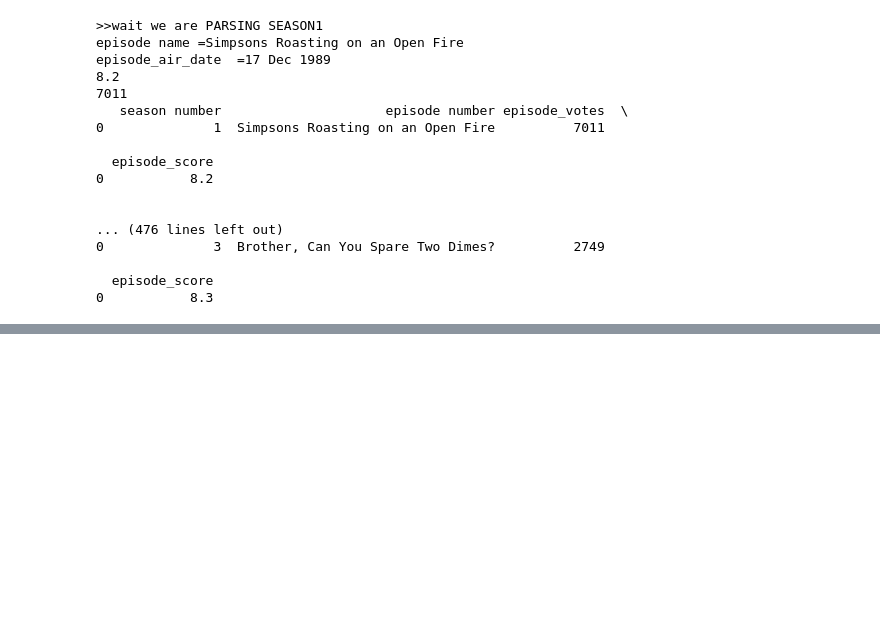
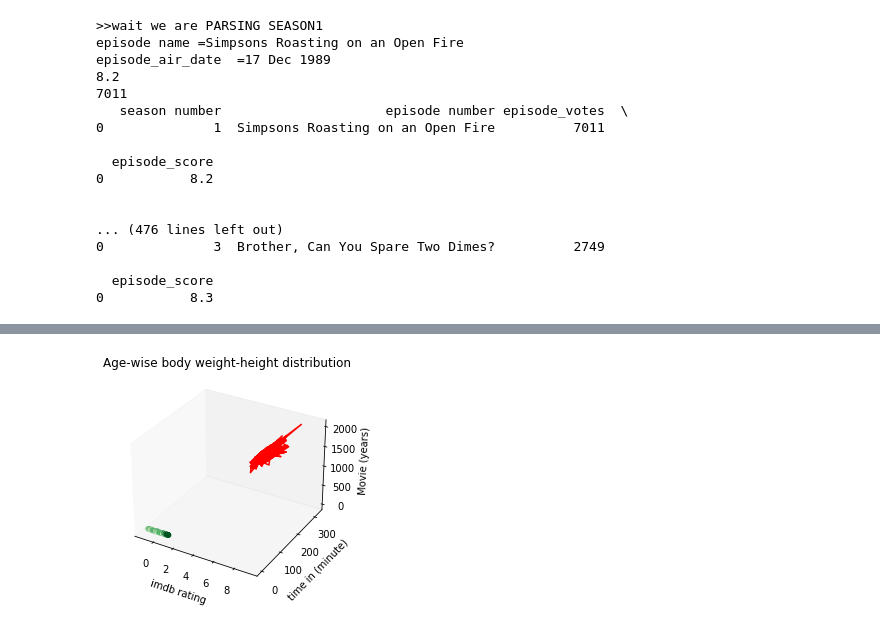
Before and after one commit to haithemmihoubi/pythonProject, a Jupyter notebook: mongoResume.ipynb, the cells around one changed output, grey strips where cells are left out. Cells and saved outputs as stored; diff of their text form; code cells hidden in the pictures; blank space fills up the shorter version.

```diff
--- a/mongoResume.ipynb
+++ b/mongoResume.ipynb
@@ -2168,0 +2480,4 @@ episode_air_date  =17 Dec 1989
+# %%
+# Cleaning 'time_minute' column
+movies['time_minute'] = movies['time_minute'].str.extract('(\d+)').astype(int)
+movies.head(3)
@@ -2168,0 +2489,9 @@ episode_air_date  =17 Dec 1989
+# %%
+# Cleaning 'metascore' column
+movies['metascore'] = movies['metascore'].str.extract('(\d+)')
+# convert it to float and if there are dashes turn it into NaN
+movies['metascore'] = pd.to_numeric(movies['metascore'], errors='coerce')
+# %%
+# Cleaning 'vote' column
+movies['vote'] = movies['vote']
+movies.head(3)
@@ -2168,0 +2503,7 @@ episode_air_date  =17 Dec 1989
+# %%
+# Cleaning 'gross_earning' column
+# left strip $ and right strip M
+movies['gross_earning'] = movies['gross_earning'].map(lambda x: x.lstrip('$').rstrip('M'))
+# convert it to float and if there are dashes turn it into NaN
+movies['gross_earning'] = pd.to_numeric(movies['gross_earning'], errors='coerce')
+movies.head(3)
@@ -2168,0 +2558,25 @@ episode_air_date  =17 Dec 1989
+# %%
+ax = plt.axes(projection='3d')
+# Data for a three-dimensional line
+# project  the year  z line line
+zline =  movies.year
+# project the imdb  rating in x axis
+xline =movies.imdb_rating
+# project the time in minutes  in yaxis
+yline = movies.time_minute
+ax.plot3D(xline, yline, zline, 'red')
+ax.set_title("Age-wise body weight-height distribution")
+
+ax.set_xlabel("imdb rating")
+
+ax.set_ylabel("time in (minute)")
+
+ax.set_zlabel("Movie (years)")
+# Data for three-dimensional scattered points
+zdata = 15 * np.random.random(100)
+xdata = np.sin(zdata) + 0.1 * np.random.randn(100)
+ydata = np.cos(zdata) + 0.1 * np.random.randn(100)
+
+ax.scatter3D(xdata, ydata, zdata, c=zdata, cmap='Greens');
+# %% [output]
+[figure, added]
```
Also changed, not shown: parts of 181 cells of this notebook, 6 other files.
